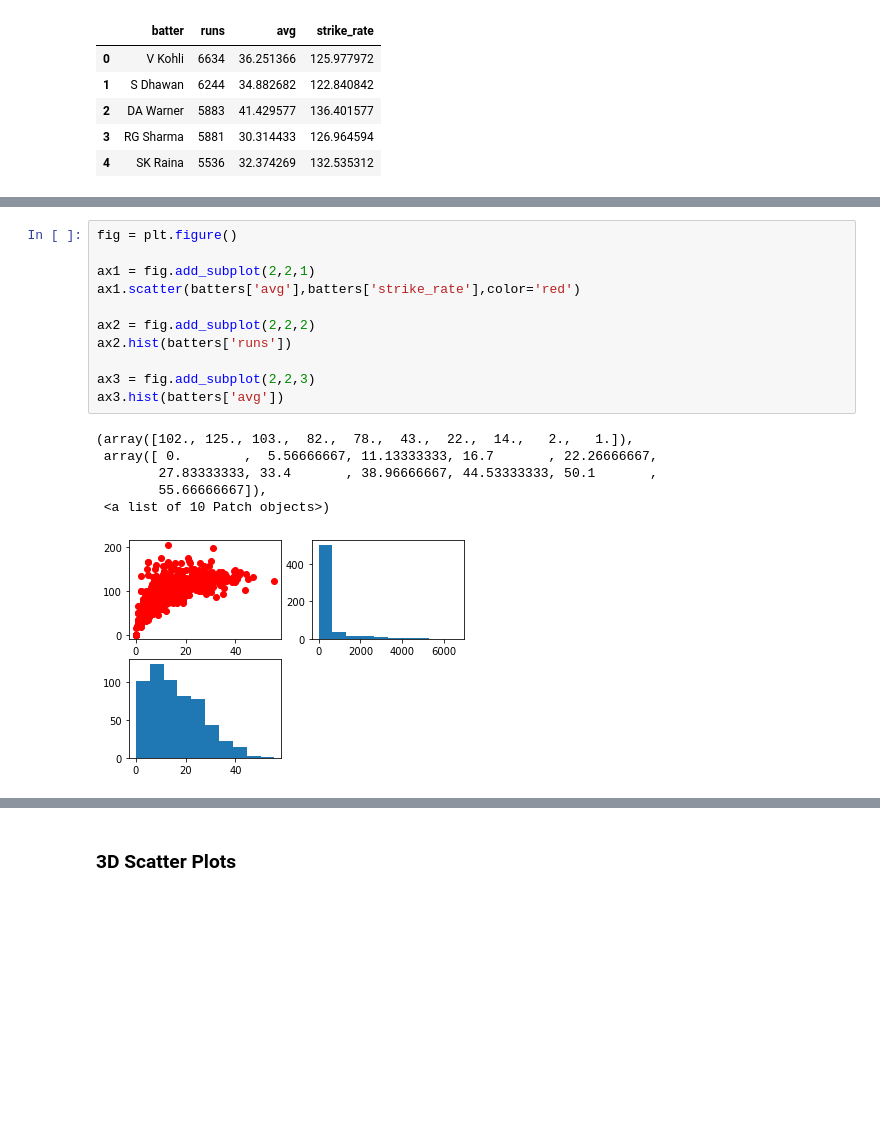
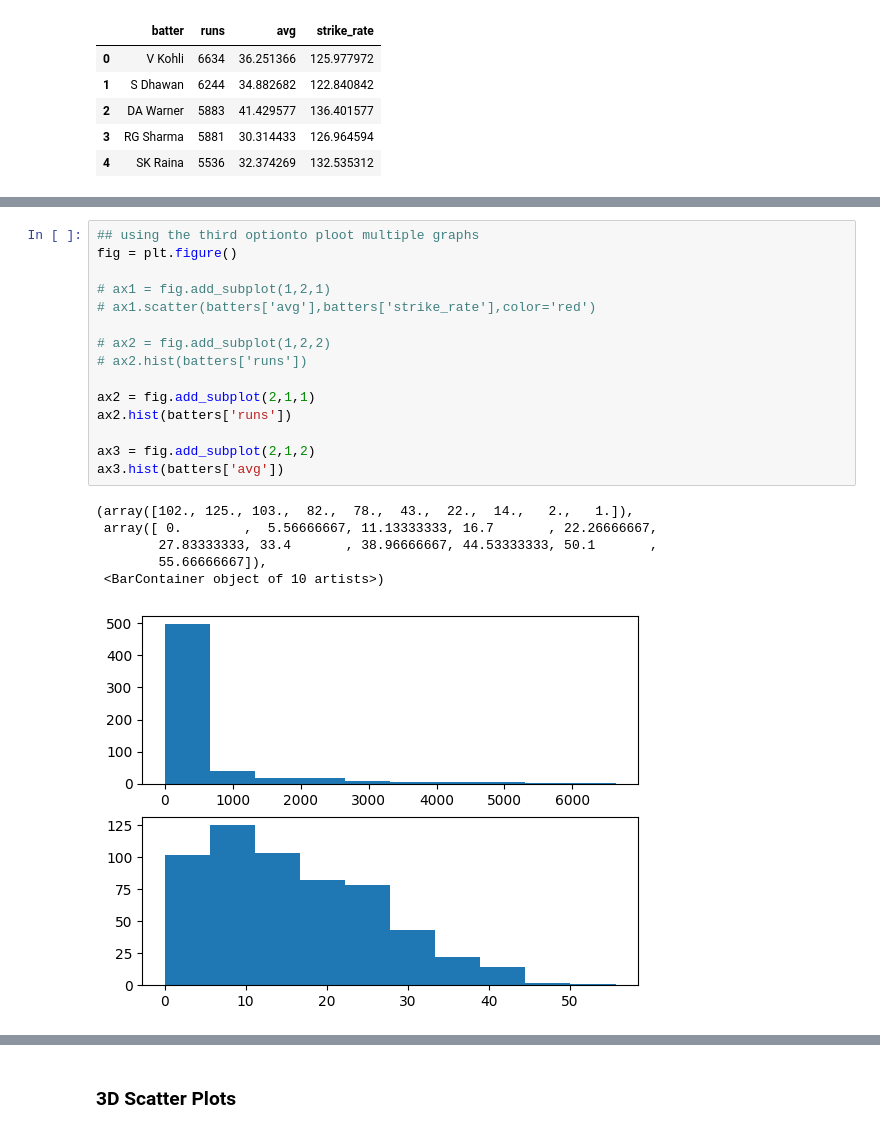
Before and after one commit to sushanttwayana/Exploratory_Data_Analysis-EDA-, a Jupyter notebook: 5.data_visualization/2.advanced_matplotlib.ipynb, the cells around one changed output, grey strips where cells are left out. Cells and saved outputs as stored; diff of their text form; blank space fills up the shorter version.

```diff
--- a/5.data_visualization/2.advanced_matplotlib.ipynb
+++ b/5.data_visualization/2.advanced_matplotlib.ipynb
@@ -203,21 +233,25 @@ ax[1,1].hist(batters['runs'])
 # %%
+## using the third optionto ploot multiple graphs
 fig = plt.figure()
 
-ax1 = fig.add_subplot(2,2,1)
-ax1.scatter(batters['avg'],batters['strike_rate'],color='red')
+# ax1 = fig.add_subplot(1,2,1)
+# ax1.scatter(batters['avg'],batters['strike_rate'],color='red')
 
-ax2 = fig.add_subplot(2,2,2)
+# ax2 = fig.add_subplot(1,2,2)
+# ax2.hist(batters['runs'])
+
+ax2 = fig.add_subplot(2,1,1)
 ax2.hist(batters['runs'])
 
-ax3 = fig.add_subplot(2,2,3)
+ax3 = fig.add_subplot(2,1,2)
 ax3.hist(batters['avg'])
 # %% [output]
 (array([102., 125., 103.,  82.,  78.,  43.,  22.,  14.,   2.,   1.]),
  array([ 0.        ,  5.56666667, 11.13333333, 16.7       , 22.26666667,
         27.83333333, 33.4       , 38.96666667, 44.53333333, 50.1       ,
         55.66666667]),
- <a list of 10 Patch objects>)
+ <BarContainer object of 10 artists>)
-[figure, old version]
+[figure, new version]
 # %%
 fig, ax = plt.subplots(nrows=2,ncols=2,sharex=True,figsize=(10,10))
 
```
Also changed, not shown: parts of 35 cells of this notebook.
